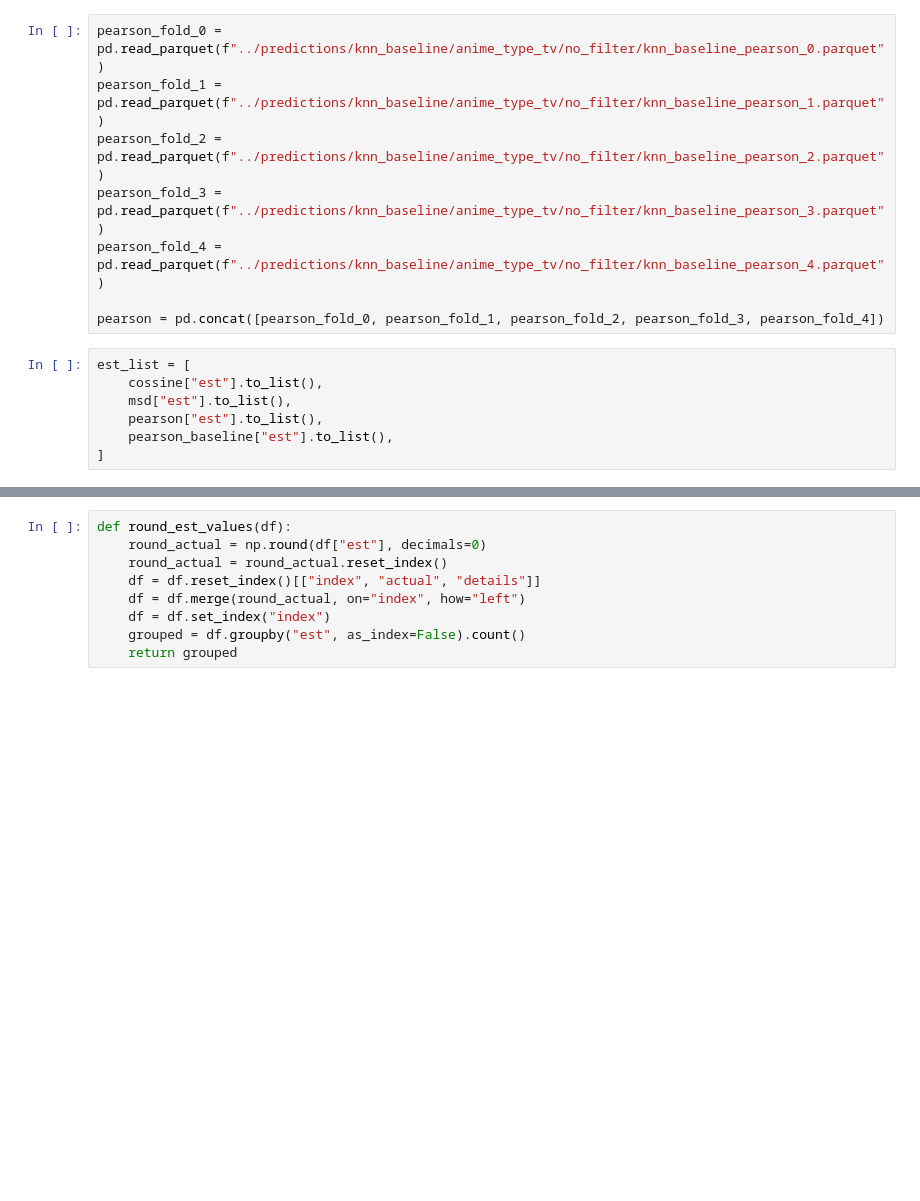
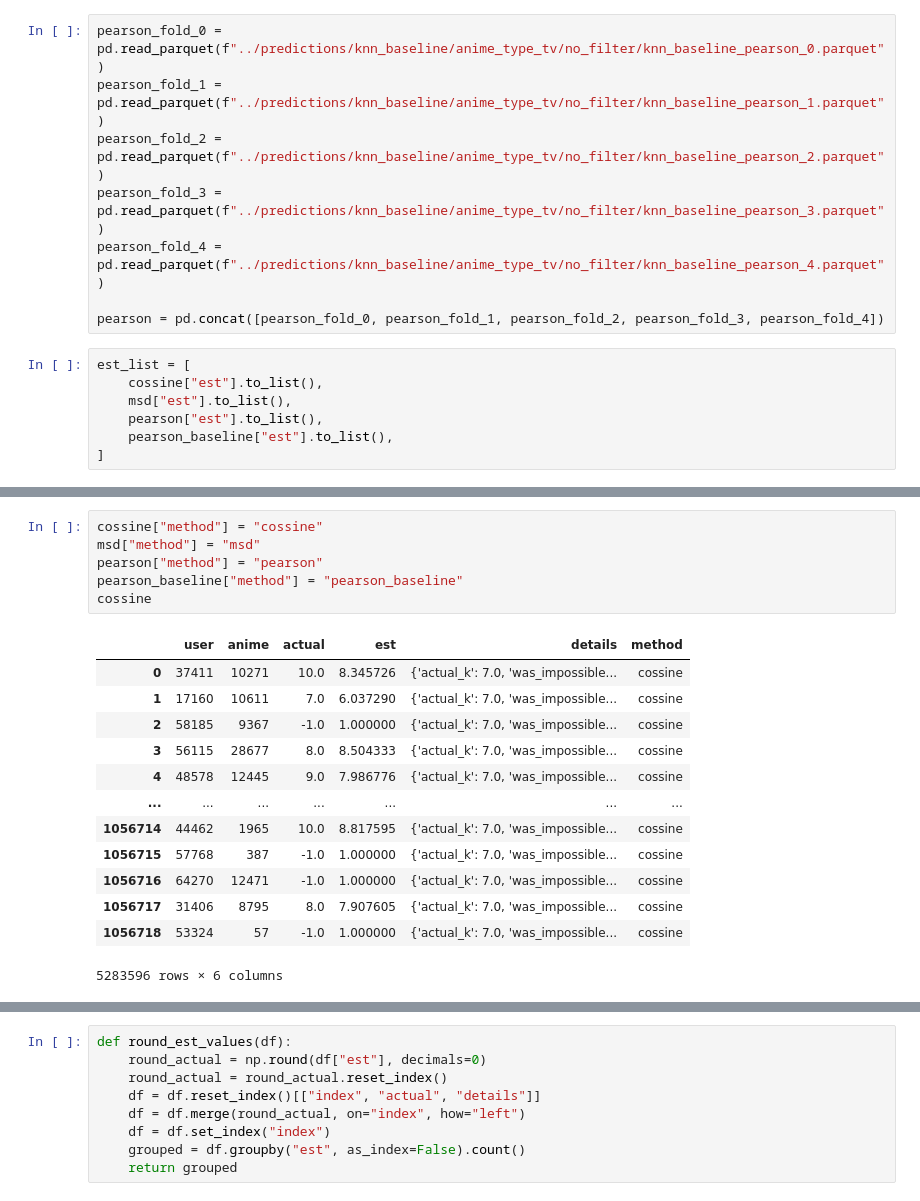
Before and after one commit to eduardagoulart/study_machine_learning_algorithms, a Jupyter notebook: algorithms/knn_baseline_compare_similarities.ipynb, the cells around one changed output, grey strips where cells are left out. Drawn from its saved outputs; the diff is of its cells as text; blank space fills up the shorter version.

```diff
--- a/algorithms/knn_baseline_compare_similarities.ipynb
+++ b/algorithms/knn_baseline_compare_similarities.ipynb
@@ -68,0 +69,20 @@ plot_violin_graph(est_list, title="Comparação KNN similaridades")
+# %%
+cossine["method"] = "cossine"
+msd["method"] = "msd"
+pearson["method"] = "pearson"
+pearson_baseline["method"] = "pearson_baseline"
+cossine
+# %% [output]
+|  | user | anime | actual | est | details | method |
+| 0 | 37411 | 10271 | 10.0 | 8.345726 | {'actual_k': 7.0, 'was_impossible... | cossine |
+| 1 | 17160 | 10611 | 7.0 | 6.037290 | {'actual_k': 7.0, 'was_impossible... | cossine |
+| 2 | 58185 | 9367 | -1.0 | 1.000000 | {'actual_k': 7.0, 'was_impossible... | cossine |
+| 3 | 56115 | 28677 | 8.0 | 8.504333 | {'actual_k': 7.0, 'was_impossible... | cossine |
+| 4 | 48578 | 12445 | 9.0 | 7.986776 | {'actual_k': 7.0, 'was_impossible... | cossine |
+| ... | ... | ... | ... | ... | ... | ... |
+| 1056714 | 44462 | 1965 | 10.0 | 8.817595 | {'actual_k': 7.0, 'was_impossible... | cossine |
+| 1056715 | 57768 | 387 | -1.0 | 1.000000 | {'actual_k': 7.0, 'was_impossible... | cossine |
+| 1056716 | 64270 | 12471 | -1.0 | 1.000000 | {'actual_k': 7.0, 'was_impossible... | cossine |
+| 1056717 | 31406 | 8795 | 8.0 | 7.907605 | {'actual_k': 7.0, 'was_impossible... | cossine |
+| 1056718 | 53324 | 57 | -1.0 | 1.000000 | {'actual_k': 7.0, 'was_impossible... | cossine |
+5283596 rows × 6 columns
```
Also changed, not shown: parts of 9 cells of this notebook, 4 other files.
